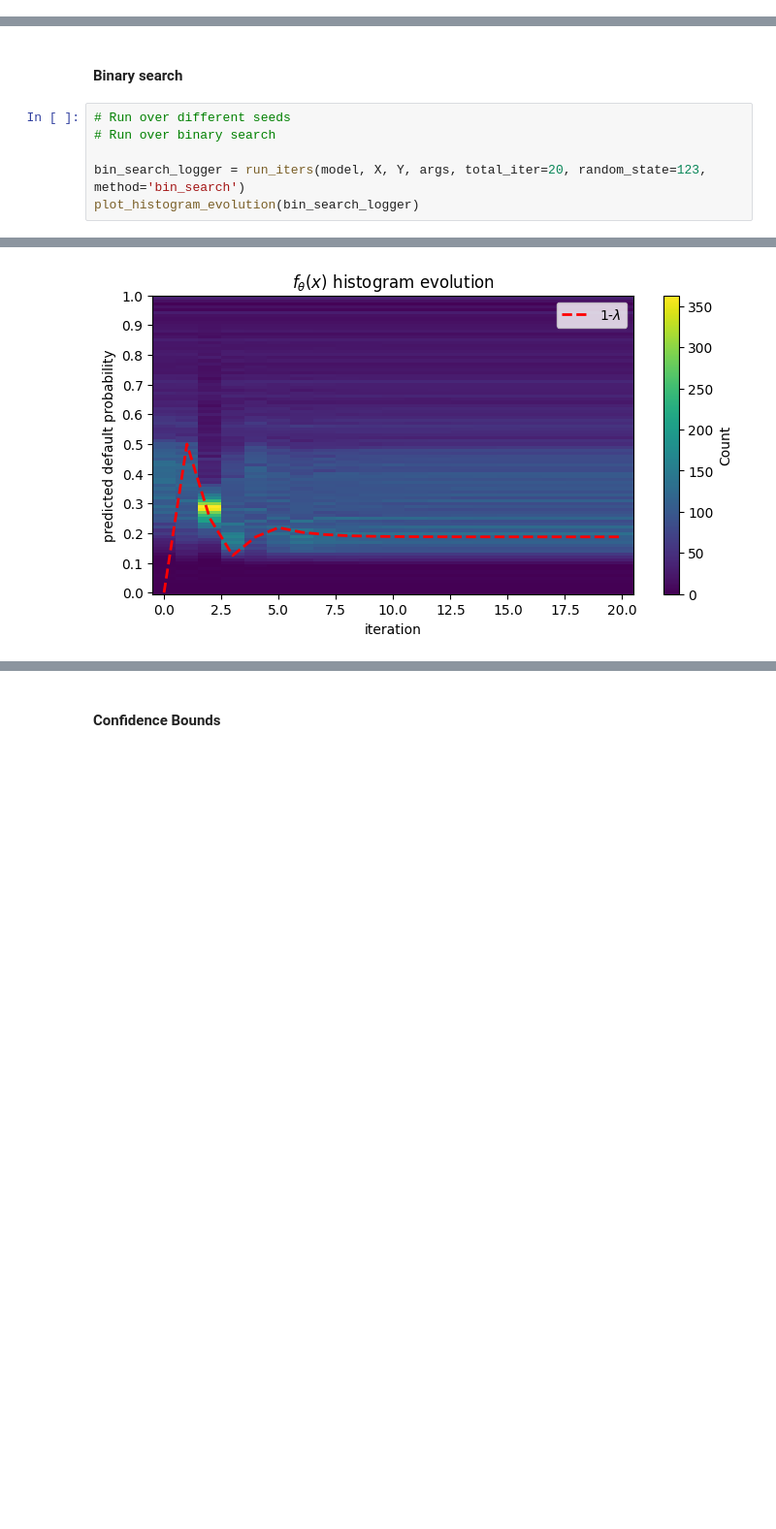
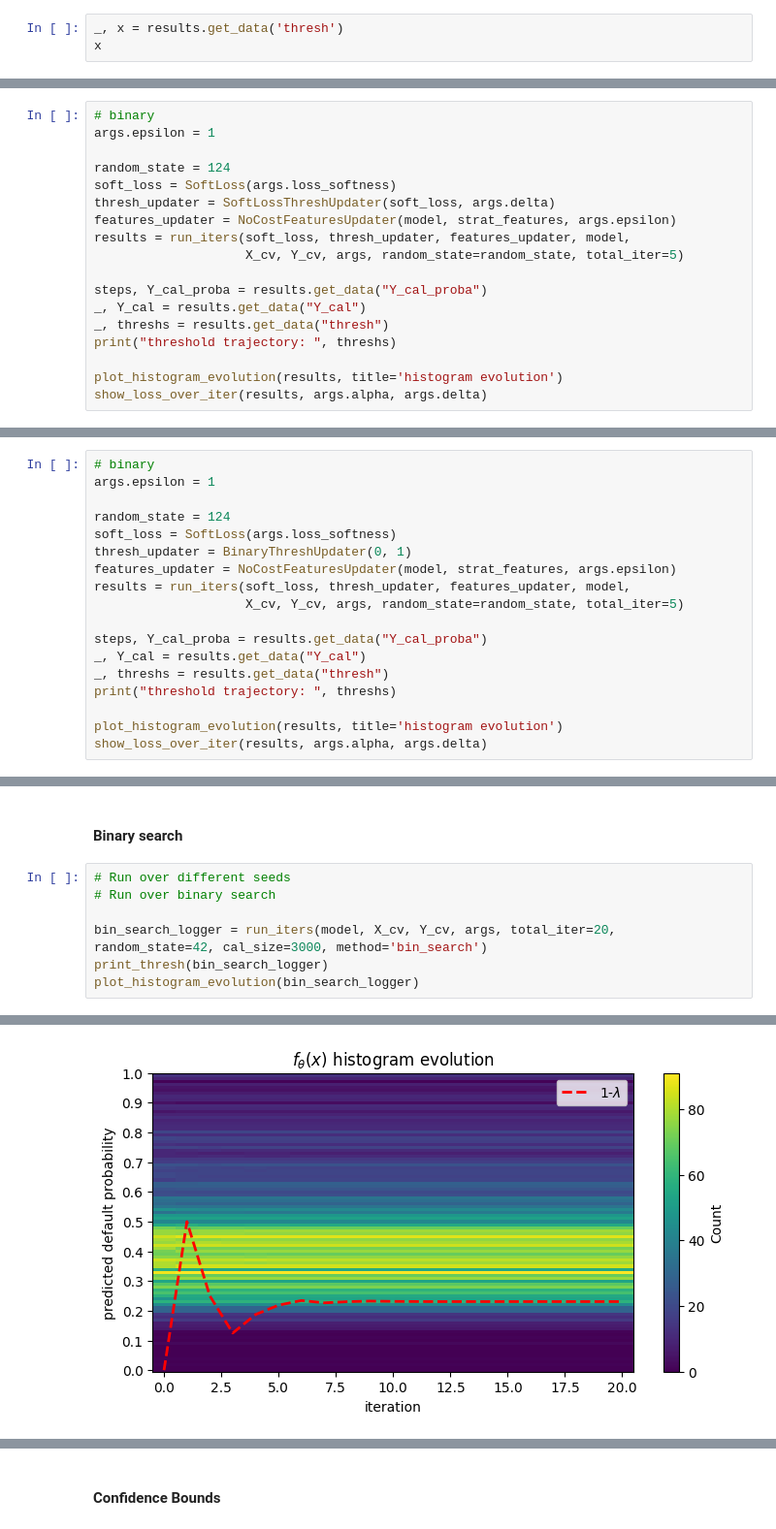
Before and after one commit to livctr/rcpp, a Jupyter notebook: credit-scoring/rcpp.ipynb, the cells around one changed output, grey strips where cells are left out. Shown at 97% size. Saved outputs shown, nothing was run; the diff lists cells and outputs as text; blank space fills up the shorter version.

Commit message:
implement NoCostFeaturesUpdater, oop on algorithms

```diff
--- a/credit-scoring/rcpp.ipynb
+++ b/credit-scoring/rcpp.ipynb
@@ -324,0 +421,3 @@ show_loss_over_iter(logger, args.alpha, args.delta)
+# %%
+_, x = results.get_data('thresh')
+x
@@ -324,0 +577,18 @@ show_loss_over_iter(logger, args.alpha, args.delta)
+# %%
+# binary
+args.epsilon = 1
+
+random_state = 124
+soft_loss = SoftLoss(args.loss_softness)
+thresh_updater = SoftLossThreshUpdater(soft_loss, args.delta)
+features_updater = NoCostFeaturesUpdater(model, strat_features, args.epsilon)
+results = run_iters(soft_loss, thresh_updater, features_updater, model,
+                    X_cv, Y_cv, args, random_state=random_state, total_iter=5)
+
+steps, Y_cal_proba = results.get_data("Y_cal_proba")
+_, Y_cal = results.get_data("Y_cal")
+_, threshs = results.get_data("thresh")
+print("threshold trajectory: ", threshs)
+
+plot_histogram_evolution(results, title='histogram evolution')
+show_loss_over_iter(results, args.alpha, args.delta)
@@ -324,0 +603,18 @@ show_loss_over_iter(logger, args.alpha, args.delta)
+# %%
+# binary
+args.epsilon = 1
+
+random_state = 124
+soft_loss = SoftLoss(args.loss_softness)
+thresh_updater = BinaryThreshUpdater(0, 1)
+features_updater = NoCostFeaturesUpdater(model, strat_features, args.epsilon)
+results = run_iters(soft_loss, thresh_updater, features_updater, model,
+                    X_cv, Y_cv, args, random_state=random_state, total_iter=5)
+
+steps, Y_cal_proba = results.get_data("Y_cal_proba")
+_, Y_cal = results.get_data("Y_cal")
+_, threshs = results.get_data("thresh")
+print("threshold trajectory: ", threshs)
+
+plot_histogram_evolution(results, title='histogram evolution')
+show_loss_over_iter(results, args.alpha, args.delta)
@@ -328,6 +663,7 @@ show_loss_over_iter(logger, args.alpha, args.delta)
 # Run over different seeds
 # Run over binary search
 
-bin_search_logger = run_iters(model, X, Y, args, total_iter=20, random_state=123, method='bin_search')
+bin_search_logger = run_iters(model, X_cv, Y_cv, args, total_iter=20, random_state=42, cal_size=3000, method='bin_search')
+print_thresh(bin_search_logger)
 plot_histogram_evolution(bin_search_logger)
 # %% [output]
@@ -334,4 +671,4 @@ plot_histogram_evolution(bin_search_logger)
-[figure, old version]
+[figure, new version]
 # %%
 show_loss_over_iter(bin_search_logger, args.alpha, args.delta)
 # %% [output]
```
Also changed, not shown: parts of 41 cells of this notebook.
